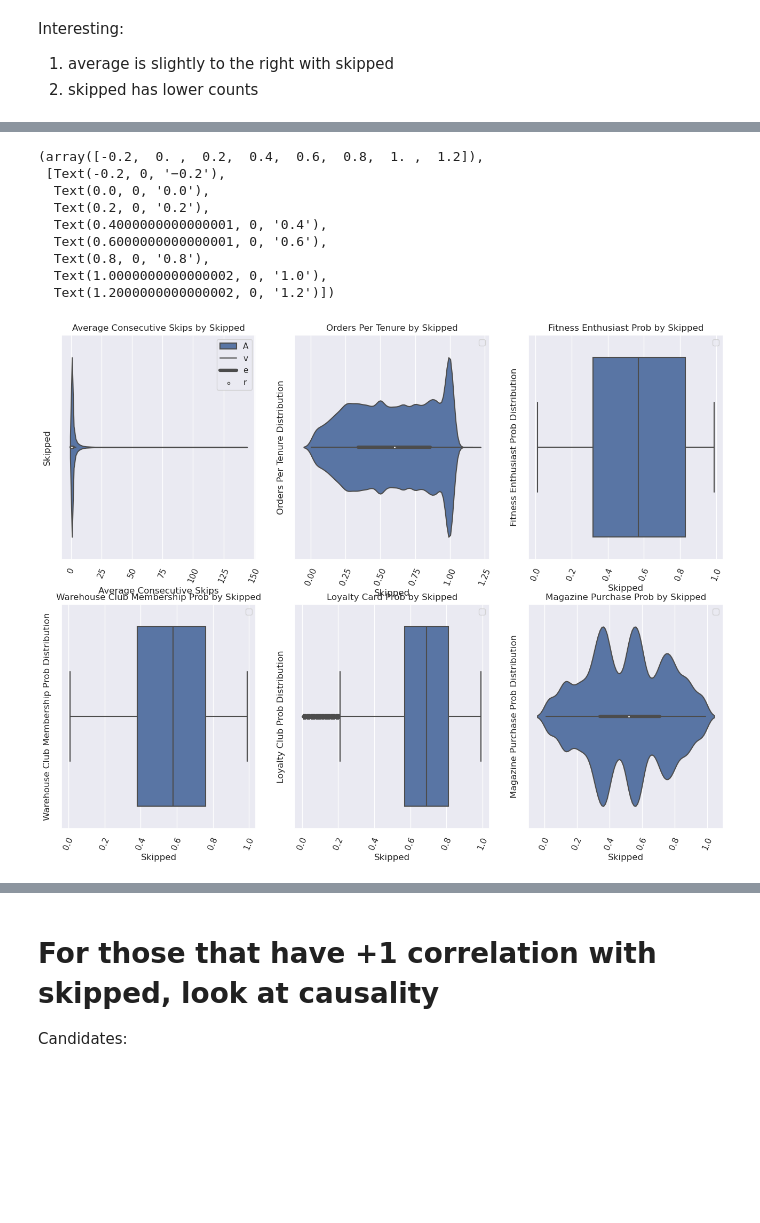
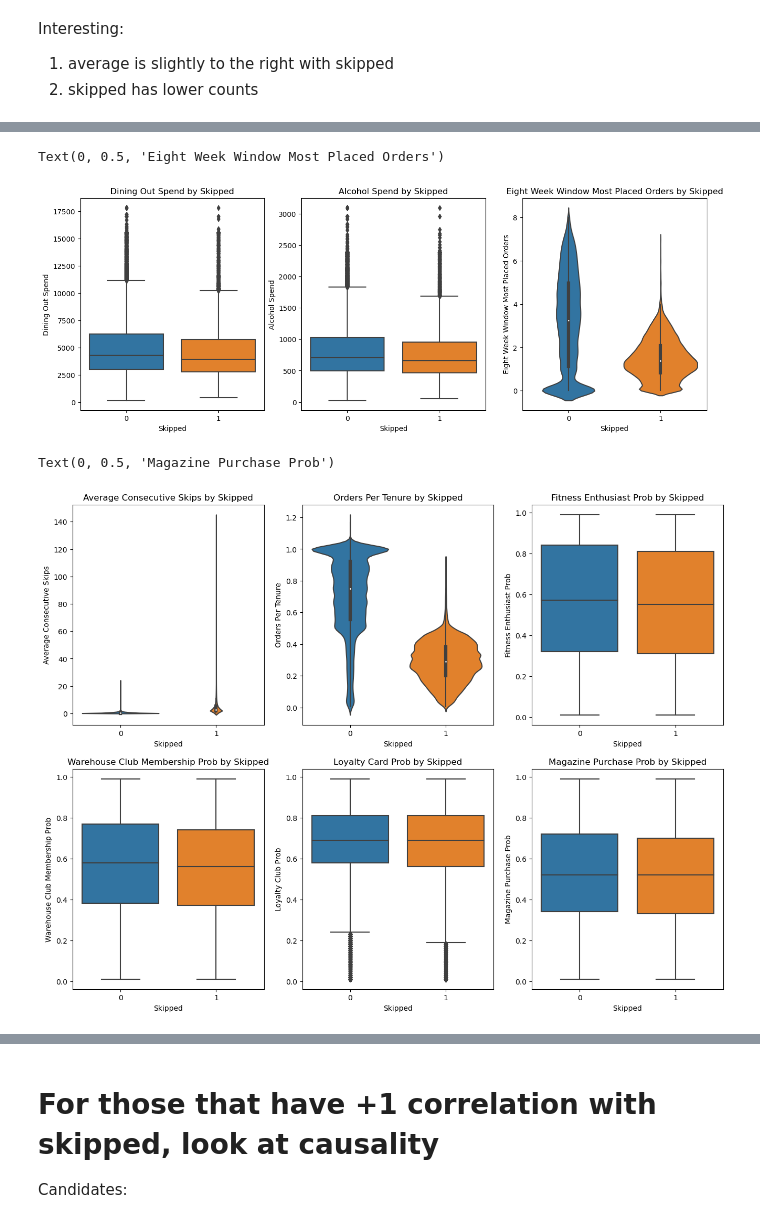
Before and after one commit to mindyng/Take-Homes, a Jupyter notebook: tovala2.ipynb, the cells around one changed output, grey strips where cells are left out. Drawn from its saved outputs; the diff is of its cells as text; code cells hidden in the pictures; blank space fills up the shorter version.

```diff
--- a/tovala2.ipynb
+++ b/tovala2.ipynb
@@ -1439,61 +1380,64 @@ sns.violinplot(data=df, x="avg_consec_skips", kde=True, bins = 5, hue = 'skipped
+# %%
+plt.figure(figsize=[16,12])
+
+plt.subplot(231)
+sns.boxplot(x="skipped", y="DINING_OUT_SPEND", data=df)
+plt.title('Dining Out Spend by Skipped')
+plt.xlabel('Skipped')
+plt.ylabel('Dining Out Spend')
+
+plt.subplot(232)
+sns.boxplot(x="skipped", y="ALCOHOL_SPEND", data=df)
+plt.title('Alcohol Spend by Skipped')
+plt.xlabel('Skipped')
+plt.ylabel('Alcohol Spend')
+
+plt.subplot(233)
+sns.violinplot(x="skipped", y="eight_wk_window_most_placed_orders", data=df)
+plt.title('Eight Week Window Most Placed Orders by Skipped')
+plt.xlabel('Skipped')
+plt.ylabel('Eight Week Window Most Placed Orders')
+# %% [output]
+Text(0, 0.5, 'Eight Week Window Most Placed Orders')
+[figure, added]
 # %%
 plt.figure(figsize=[16,12])
 
 plt.subplot(231)
-sns.violinplot(data=df, x="avg_consec_skips", kde=True, bins = 5, hue = 'skipped')
+sns.violinplot(x="skipped", y="avg_consec_skips", data=df)
 plt.title('Average Consecutive Skips by Skipped')
-plt.xlabel('Average Consecutive Skips')
-plt.legend('Average Consecutive Skips Distribution')
-plt.ylabel('Skipped')
-plt.xticks(rotation=67)
+plt.xlabel('Skipped')
+plt.ylabel('Average Consecutive Skips')
 
 plt.subplot(232)
-sns.violinplot(data=df, x="orders_per_tenure", kde=True, bins = 5, hue = 'skipped')
+sns.violinplot(x="skipped", y="orders_per_tenure", data=df)
 plt.title('Orders Per Tenure by Skipped')
 plt.xlabel('Skipped')
-plt.legend()
-plt.ylabel('Orders Per Tenure Distribution')
-plt.xticks(rotation=67)
+plt.ylabel('Orders Per Tenure')
 
 plt.subplot(233)
-sns.boxplot(data=df, x="FITNESS_ENTHUSIAST_PROB", hue = 'skipped')
+sns.boxplot(x="skipped", y="FITNESS_ENTHUSIAST_PROB", data=df)
 plt.title('Fitness Enthusiast Prob by Skipped')
 plt.xlabel('Skipped')
-plt.legend()
-plt.ylabel('Fitness Enthusiast Prob Distribution')
-plt.xticks(rotation=67)
+plt.ylabel('Fitness Enthusiast Prob')
 
 plt.subplot(234)
-sns.boxplot(data=df, x="WAREHOUSE_CLUB_MEMBERSHIP_PROB", hue = 'skipped')
+sns.boxplot(x="skipped", y="WAREHOUSE_CLUB_MEMBERSHIP_PROB", data=df)
 plt.title('Warehouse Club Membership Prob by Skipped')
 plt.xlabel('Skipped')
-plt.legend()
-plt.ylabel('Warehouse Club Membership Prob Distribution')
-plt.xticks(rotation=67)
+plt.ylabel('Warehouse Club Membership Prob')
 
 plt.subplot(235)
-sns.boxplot(data=df, x="LOYALTY_CARD_PROB", hue = 'skipped')
+sns.boxplot(x="skipped", y="LOYALTY_CARD_PROB", data=df)
 plt.title('Loyalty Card Prob by Skipped')
 plt.xlabel('Skipped')
-plt.legend()
-plt.ylabel('Loyalty Club Prob Distribution')
-plt.xticks(rotation=67)
+plt.ylabel('Loyalty Club Prob')
 
 plt.subplot(236)
-sns.violinplot(data=df, x="MAGAZINE_PURCHASE_PROB", kde=True, bins = 5, hue = 'skipped')
+sns.boxplot(x="skipped", y="MAGAZINE_PURCHASE_PROB", data=df)
 plt.title('Magazine Purchase Prob by Skipped')
 plt.xlabel('Skipped')
-plt.legend()
-plt.ylabel('Magazine Purchase Prob Distribution')
-plt.xticks(rotation=67)
+plt.ylabel('Magazine Purchase Prob')
 # %% [output]
-(array([-0.2,  0. ,  0.2,  0.4,  0.6,  0.8,  1. ,  1.2]),
- [Text(-0.2, 0, '−0.2'),
-  Text(0.0, 0, '0.0'),
-  Text(0.2, 0, '0.2'),
-  Text(0.4000000000000001, 0, '0.4'),
-  Text(0.6000000000000001, 0, '0.6'),
-  Text(0.8, 0, '0.8'),
-  Text(1.0000000000000002, 0, '1.0'),
-  Text(1.2000000000000002, 0, '1.2')])
+Text(0, 0.5, 'Magazine Purchase Prob')
-[figure, old version]
+[figure, new version]
```
Also changed, not shown: parts of 48 cells of this notebook.
